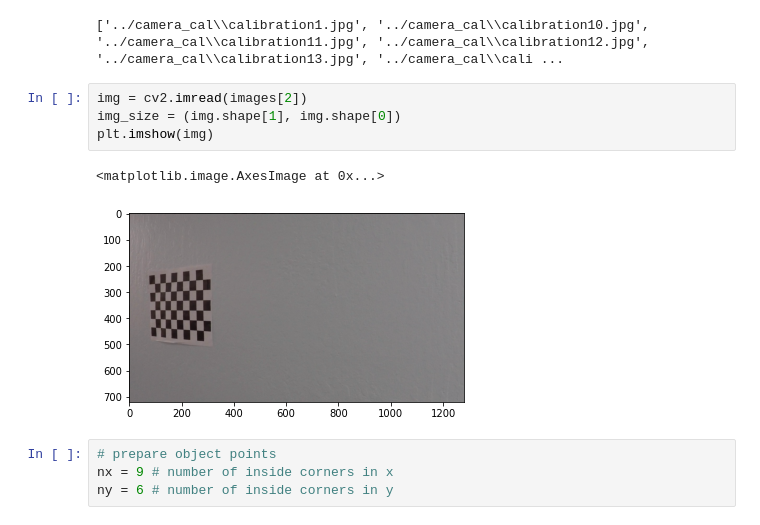
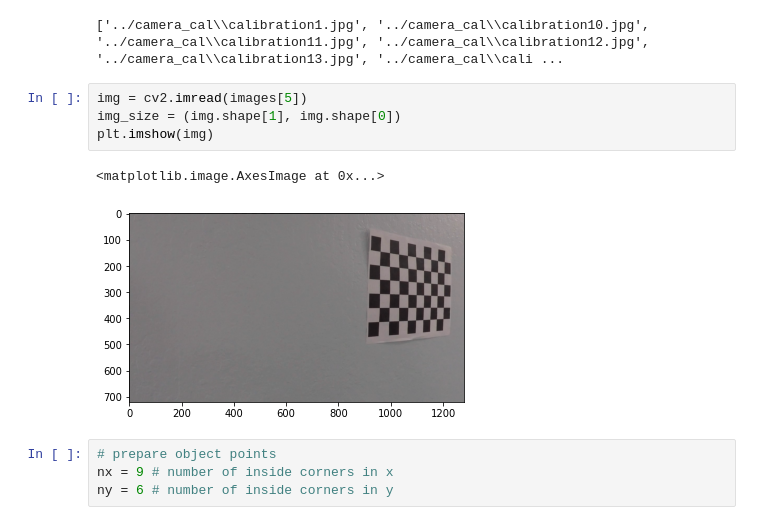
Before and after one commit to SaAmiBo/CarND-Advanced-Lane-Lines, a Jupyter notebook: Code/Calibration.ipynb, the cells around one changed output. Cells and saved outputs as stored; diff of their text form.

```diff
--- a/Code/Calibration.ipynb
+++ b/Code/Calibration.ipynb
@@ -17,12 +17,12 @@ print(images)
 # %% [output]
 ['../camera_cal\\calibration1.jpg', '../camera_cal\\calibration10.jpg', '../camera_cal\\calibration11.jpg', '../camera_cal\\calibration12.jpg', '../camera_cal\\calibration13.jpg', '../camera_cal\\cali ...
 # %%
-img = cv2.imread(images[2])
+img = cv2.imread(images[5])
 img_size = (img.shape[1], img.shape[0])
 plt.imshow(img)
 # %% [output]
 <matplotlib.image.AxesImage at 0x...>
-[figure, old version]
+[figure, new version]
 # %%
 # prepare object points
 nx = 9 # number of inside corners in x
```
Also changed, not shown: parts of 4 cells of this notebook, 1 other file.
